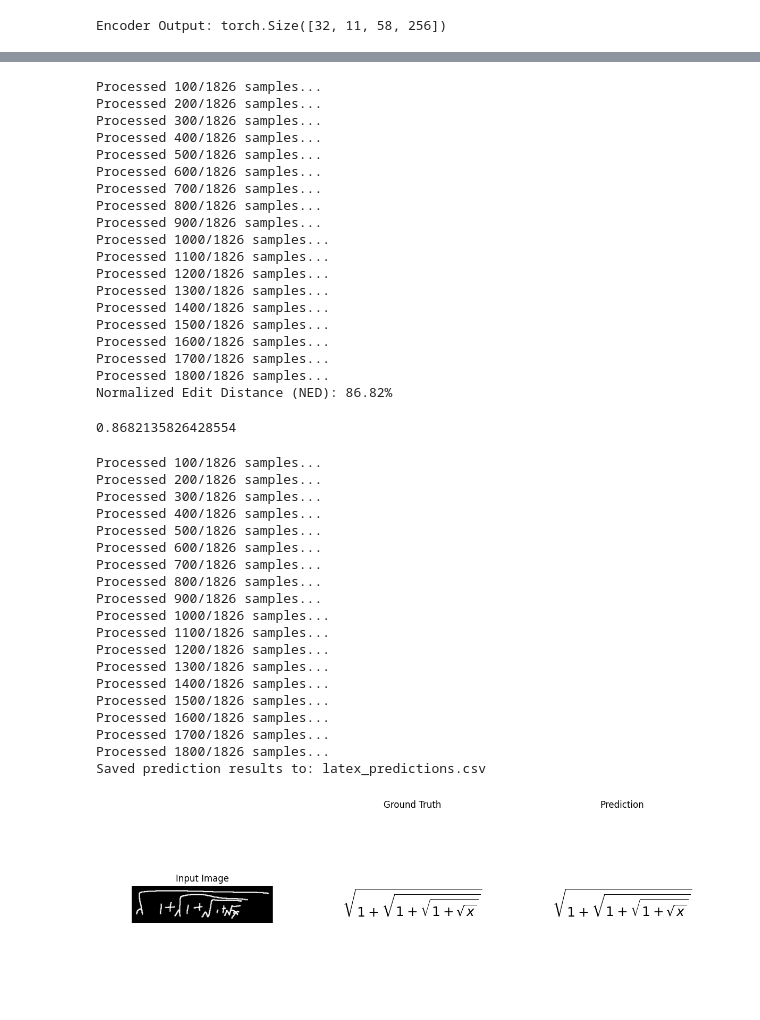
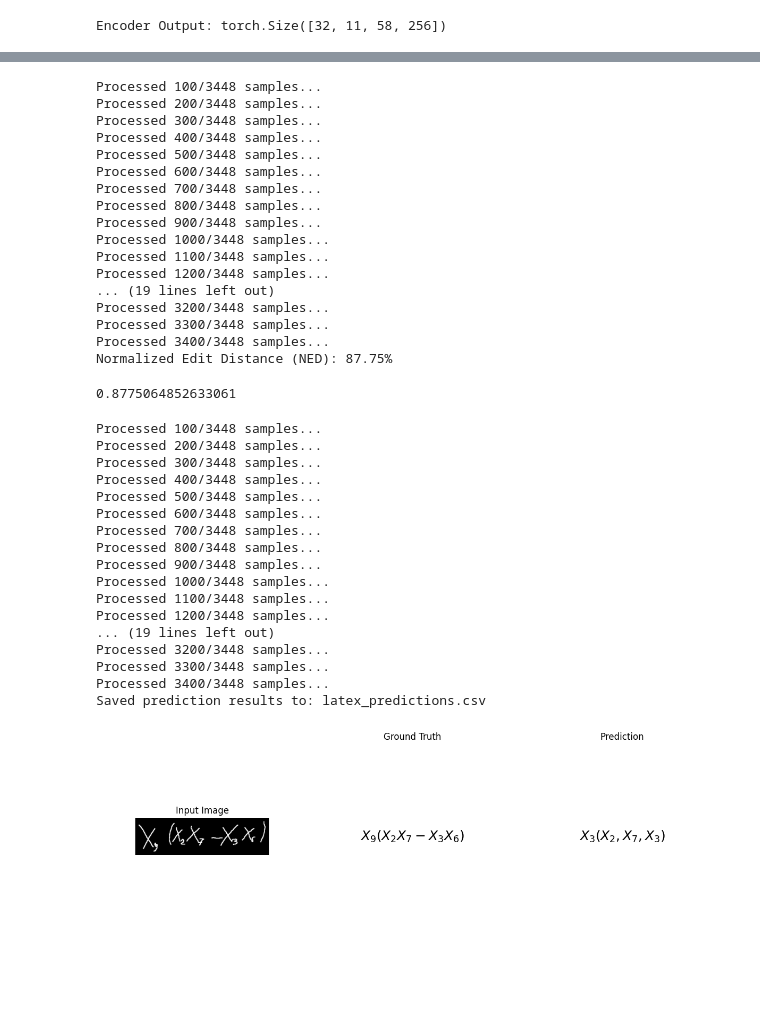
Before and after one commit to GuoJiashu/LaTex_Equation_Generator, a Jupyter notebook: LaTex_Equation_Generator.ipynb, the cells around one changed output, grey strips where cells are left out. Cells and saved outputs as stored; diff of their text form; code cells hidden in the pictures; blank space fills up the shorter version.

Commit message:
Trained with more dataset

```diff
--- a/LaTex_Equation_Generator.ipynb
+++ b/LaTex_Equation_Generator.ipynb
@@ -37,7 +37,7 @@ def smart_clean_latex(code):
 
 csv_data = pd.read_csv(csv_file)
 latex_codes_raw = csv_data['Column2'].values.tolist()
-latex_codes = [smart_clean_latex(code) for code in latex_codes_raw]
+latex_codes = [smart_clean_latex(str(code)) for code in latex_codes_raw]
 image_names = csv_data['Column1'].values.tolist()
 # %%
 command_tokens = set()
@@ -985,26 +976,24 @@ evaluate_edit_distance(
     beam_width=3
 )
 # %% [output]
-Processed 100/1826 samples...
-Processed 200/1826 samples...
-Processed 300/1826 samples...
-Processed 400/1826 samples...
-Processed 500/1826 samples...
-Processed 600/1826 samples...
-Processed 700/1826 samples...
-Processed 800/1826 samples...
-Processed 900/1826 samples...
-Processed 1000/1826 samples...
-Processed 1100/1826 samples...
-Processed 1200/1826 samples...
-Processed 1300/1826 samples...
-Processed 1400/1826 samples...
-Processed 1500/1826 samples...
-Processed 1600/1826 samples...
-Processed 1700/1826 samples...
-Processed 1800/1826 samples...
-Normalized Edit Distance (NED): 86.82%
+Processed 100/3448 samples...
+Processed 200/3448 samples...
+Processed 300/3448 samples...
+Processed 400/3448 samples...
+Processed 500/3448 samples...
+Processed 600/3448 samples...
+Processed 700/3448 samples...
+Processed 800/3448 samples...
+Processed 900/3448 samples...
+Processed 1000/3448 samples...
+Processed 1100/3448 samples...
+Processed 1200/3448 samples...
+... (19 lines left out)
+Processed 3200/3448 samples...
+Processed 3300/3448 samples...
+Processed 3400/3448 samples...
+Normalized Edit Distance (NED): 87.75%
-0.8682135826428554
+0.8775064852633061
 # %%
 @torch.no_grad()
 def export_predictions_to_csv(model, dataset, token2idx, idx2token, beam_width=3, max_len=256, num_samples=100, output_file="prediction_results.csv"):
@@ -1070,24 +1059,22 @@ df_results = export_predictions_to_csv(
     output_file="latex_predictions.csv"
 )
 # %% [output]
-Processed 100/1826 samples...
-Processed 200/1826 samples...
-Processed 300/1826 samples...
-Processed 400/1826 samples...
-Processed 500/1826 samples...
-Processed 600/1826 samples...
-Processed 700/1826 samples...
-Processed 800/1826 samples...
-Processed 900/1826 samples...
-Processed 1000/1826 samples...
-Processed 1100/1826 samples...
-Processed 1200/1826 samples...
-Processed 1300/1826 samples...
-Processed 1400/1826 samples...
-Processed 1500/1826 samples...
-Processed 1600/1826 samples...
-Processed 1700/1826 samples...
-Processed 1800/1826 samples...
+Processed 100/3448 samples...
+Processed 200/3448 samples...
+Processed 300/3448 samples...
+Processed 400/3448 samples...
+Processed 500/3448 samples...
+Processed 600/3448 samples...
+Processed 700/3448 samples...
+Processed 800/3448 samples...
+Processed 900/3448 samples...
+Processed 1000/3448 samples...
+Processed 1100/3448 samples...
+Processed 1200/3448 samples...
+... (19 lines left out)
+Processed 3200/3448 samples...
+Processed 3300/3448 samples...
+Processed 3400/3448 samples...
 Saved prediction results to: latex_predictions.csv
 # %%
 def render_prediction_comparison(image_tensor, true_latex, pred_latex):
@@ -1116,22 +1103,22 @@ def render_prediction_comparison(image_tensor, true_latex, pred_latex):
     plt.show()
 # %%
 # 选择一个样本，比如第 7 个
-index = 7
+index = random.randint(0, len(test_dataset) - 1)
 image, label = test_dataset[index]
 
 # 预测
 pred_tokens = beam_search_decode(model, image, token2idx, idx2token, beam_width=3)
 true_tokens = [idx2token[idx.item()] for idx in label]
 
 # 去除特殊符号
 def clean(toks): return ''.join(t for t in toks if t not in ['<s>', '</s>', '<pad>'])
 true_str = clean(true_tokens)
 pred_str = clean(pred_tokens)
 
 # 渲染对比图
 render_prediction_comparison(image, true_str, pred_str)
 # %% [output]
-[figure, old version]
+[figure, new version]
 # %%
 @torch.no_grad()
 def build_confusion_matrix_gpu(model, dataset, token2idx, idx2token,
```
Also changed, not shown: parts of 13 cells of this notebook, 9 other files.
